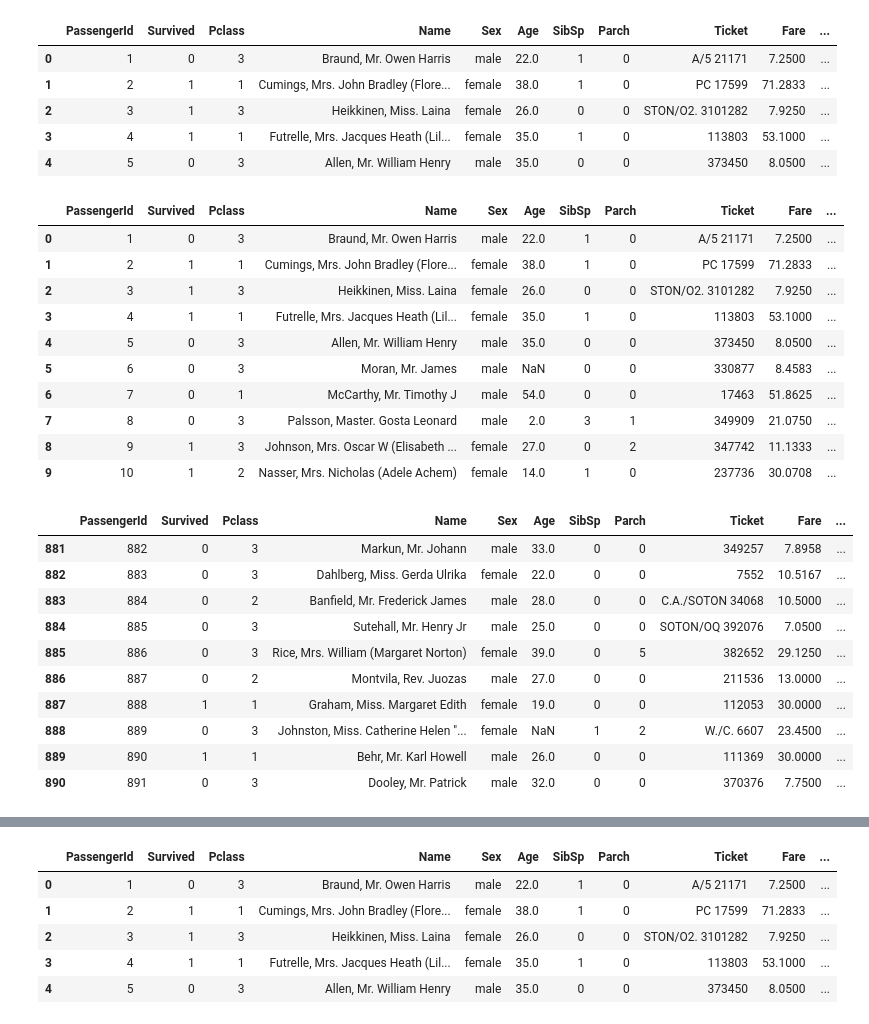
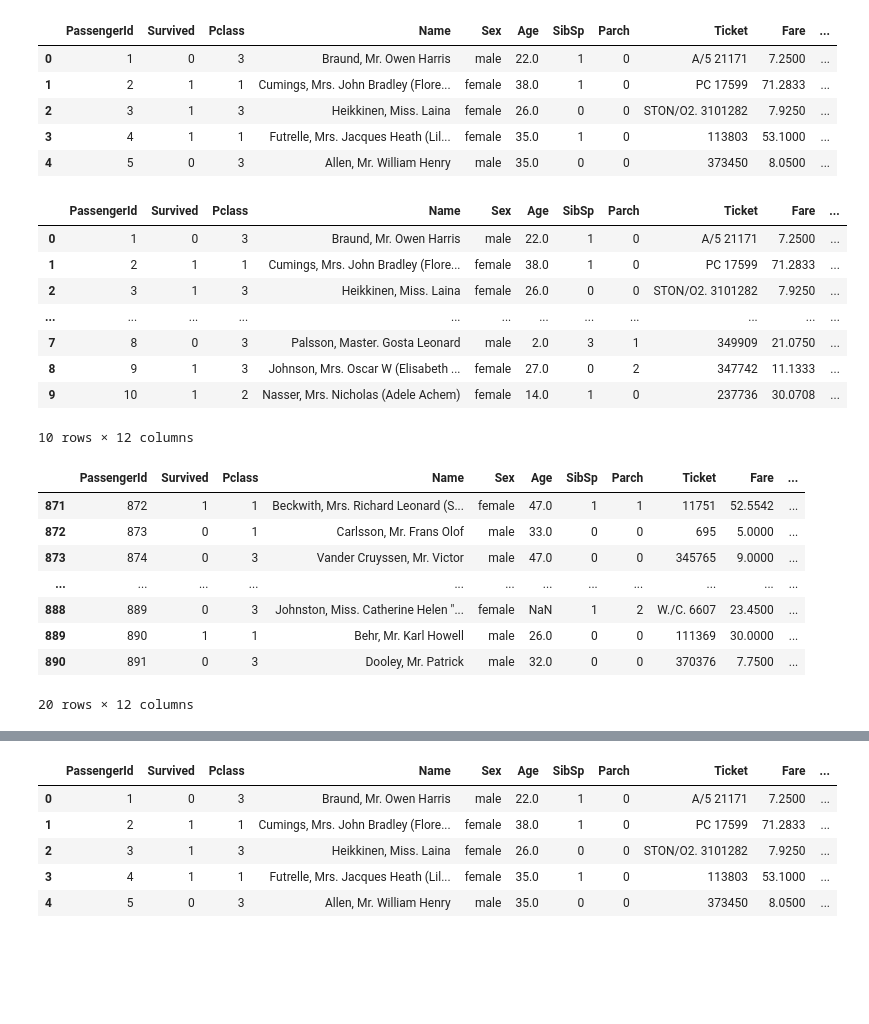
Before and after one commit to Vanshika4111/Pandas_Tutorial, a Jupyter notebook: Pandas Tutorial.ipynb, the cells around one changed output, grey strips where cells are left out. Drawn from its saved outputs; the diff is of its cells as text; code cells hidden in the pictures; blank space fills up the shorter version.

```diff
--- a/Pandas Tutorial.ipynb
+++ b/Pandas Tutorial.ipynb
@@ -4,0 +30,4 @@ titanic=pd.read_csv("titanic.csv")
+# %%
+titanic=pd.read_csv("titanic.csv")
+pd.set_option('display.max_rows', 6)
+titanic
@@ -34,27 +113,23 @@ titanic.head(10)
 | 0 | 1 | 0 | 3 | Braund, Mr. Owen Harris | male | 22.0 | 1 | 0 | A/5 21171 | 7.2500 | ... |
 | 1 | 2 | 1 | 1 | Cumings, Mrs. John Bradley (Flore... | female | 38.0 | 1 | 0 | PC 17599 | 71.2833 | ... |
 | 2 | 3 | 1 | 3 | Heikkinen, Miss. Laina | female | 26.0 | 0 | 0 | STON/O2. 3101282 | 7.9250 | ... |
-| 3 | 4 | 1 | 1 | Futrelle, Mrs. Jacques Heath (Lil... | female | 35.0 | 1 | 0 | 113803 | 53.1000 | ... |
-| 4 | 5 | 0 | 3 | Allen, Mr. William Henry | male | 35.0 | 0 | 0 | 373450 | 8.0500 | ... |
-| 5 | 6 | 0 | 3 | Moran, Mr. James | male | NaN | 0 | 0 | 330877 | 8.4583 | ... |
-| 6 | 7 | 0 | 1 | McCarthy, Mr. Timothy J | male | 54.0 | 0 | 0 | 17463 | 51.8625 | ... |
+| ... | ... | ... | ... | ... | ... | ... | ... | ... | ... | ... | ... |
 | 7 | 8 | 0 | 3 | Palsson, Master. Gosta Leonard | male | 2.0 | 3 | 1 | 349909 | 21.0750 | ... |
 | 8 | 9 | 1 | 3 | Johnson, Mrs. Oscar W (Elisabeth ... | female | 27.0 | 0 | 2 | 347742 | 11.1333 | ... |
 | 9 | 10 | 1 | 2 | Nasser, Mrs. Nicholas (Adele Achem) | female | 14.0 | 1 | 0 | 237736 | 30.0708 | ... |
+10 rows × 12 columns
 # %%
-titanic.tail(10)
+titanic.tail(20)
 # %% [output]
 |  | PassengerId | Survived | Pclass | Name | Sex | Age | SibSp | Parch | Ticket | Fare | ... |
-| 881 | 882 | 0 | 3 | Markun, Mr. Johann | male | 33.0 | 0 | 0 | 349257 | 7.8958 | ... |
-| 882 | 883 | 0 | 3 | Dahlberg, Miss. Gerda Ulrika | female | 22.0 | 0 | 0 | 7552 | 10.5167 | ... |
-| 883 | 884 | 0 | 2 | Banfield, Mr. Frederick James | male | 28.0 | 0 | 0 | C.A./SOTON 34068 | 10.5000 | ... |
-| 884 | 885 | 0 | 3 | Sutehall, Mr. Henry Jr | male | 25.0 | 0 | 0 | SOTON/OQ 392076 | 7.0500 | ... |
-| 885 | 886 | 0 | 3 | Rice, Mrs. William (Margaret Norton) | female | 39.0 | 0 | 5 | 382652 | 29.1250 | ... |
-| 886 | 887 | 0 | 2 | Montvila, Rev. Juozas | male | 27.0 | 0 | 0 | 211536 | 13.0000 | ... |
-| 887 | 888 | 1 | 1 | Graham, Miss. Margaret Edith | female | 19.0 | 0 | 0 | 112053 | 30.0000 | ... |
+| 871 | 872 | 1 | 1 | Beckwith, Mrs. Richard Leonard (S... | female | 47.0 | 1 | 1 | 11751 | 52.5542 | ... |
+| 872 | 873 | 0 | 1 | Carlsson, Mr. Frans Olof | male | 33.0 | 0 | 0 | 695 | 5.0000 | ... |
+| 873 | 874 | 0 | 3 | Vander Cruyssen, Mr. Victor | male | 47.0 | 0 | 0 | 345765 | 9.0000 | ... |
+| ... | ... | ... | ... | ... | ... | ... | ... | ... | ... | ... | ... |
 | 888 | 889 | 0 | 3 | Johnston, Miss. Catherine Helen "... | female | NaN | 1 | 2 | W./C. 6607 | 23.4500 | ... |
 | 889 | 890 | 1 | 1 | Behr, Mr. Karl Howell | male | 26.0 | 0 | 0 | 111369 | 30.0000 | ... |
 | 890 | 891 | 0 | 3 | Dooley, Mr. Patrick | male | 32.0 | 0 | 0 | 370376 | 7.7500 | ... |
+20 rows × 12 columns
 # %%
 titanic.dtypes
 # %% [output]
```
Also changed, not shown: parts of 97 cells of this notebook.
